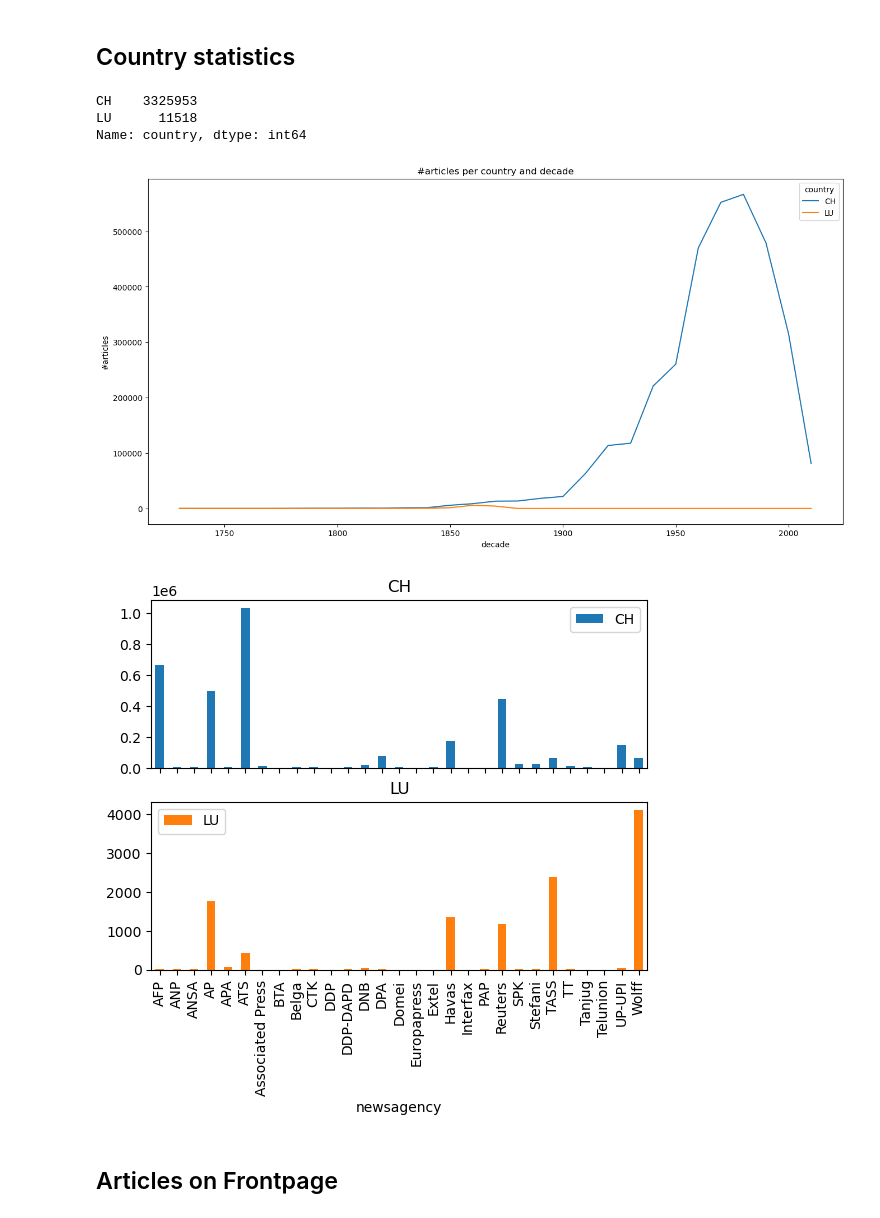
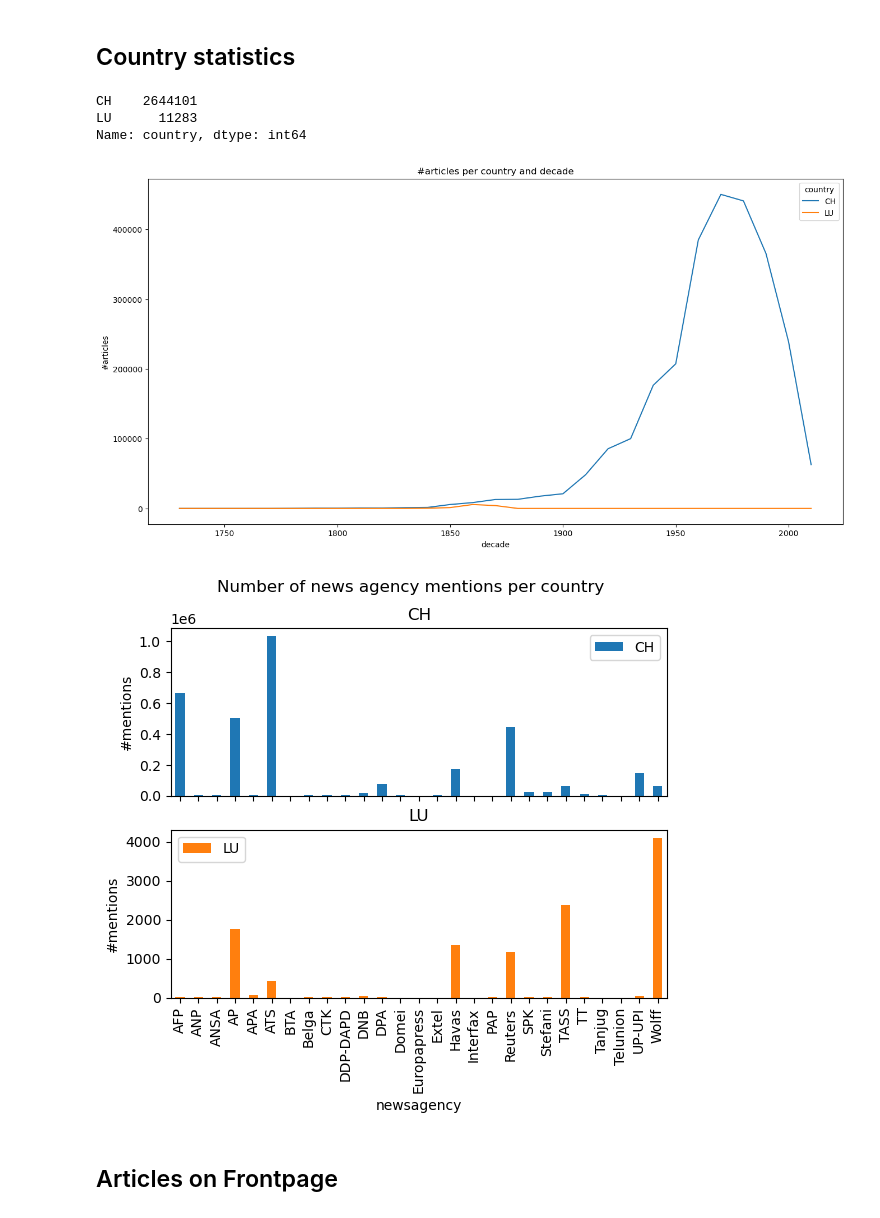
Before and after one commit to impresso/newsagency-classification, a Jupyter notebook: notebooks/data_exploration.ipynb, the cells around one changed output. Saved outputs shown, nothing was run; the diff lists cells and outputs as text; code cells hidden in the pictures.

```diff
--- a/notebooks/data_exploration.ipynb
+++ b/notebooks/data_exploration.ipynb
@@ -26,7 +28,7 @@ else:
            "AP1": "AP",
            "AP2": "AP",
            "APA": "APA",
-           "Associated_Press": "Associated Press",
+           "Associated_Press": "AP",
            "ATS1": "ATS",
            "ATS2": "ATS",
            "ATS3": "ATS",
@@ -99,15 +103,15 @@ mixed_nas = {"afpreuters": ["AFP", "Reuters"],
              "atsreuter": ["ATS", "Reuters"],
              "atsjafp": ["ATS", "AFP"],
              "atsap": ["ATS", "AP"],
-             "aplddp": ["AP", "DDP"],
+             "aplddp": ["AP", "DDP-DAPD"],
              "aplafp": ["AP", "AFP"],
              "afplap": ["AFP", "AP"],
              "dpalafp": ["DPA", "AFP"],
              "atsjreuter": ["ATS", "Reuters"],
              "atsfafp": ["ATS", "AFP"],
-             "ddplap": ["DDP", "AP"],
+             "ddplap": ["DDP-DAPD", "AP"],
              "aplsda": ["AP", "ATS"],
-             "aplddp": ["AP", "DDP"],
+             "aplddp": ["AP", "DDP-DAPD"],
              "sdalafp": ["ATS", "AFP"],
              "atsjred": ["ATS"],
              "atsred": ["ATS"]}
@@ -321,24 +448,24 @@ plt.show()
 # %% [markdown]
 ## Country statistics
 # %%
-df_all["country"].value_counts()
+df_unique["country"].value_counts()
 # %% [output]
-CH    3325953
-LU      11518
+CH    2644101
+LU      11283
 Name: country, dtype: int64
 # %%
-articles_per_country = pd.pivot_table(df_all, index="decade", columns="country", values="uid", aggfunc="count")
+articles_per_country = pd.pivot_table(df_unique, index="decade", columns="country", values="uid", aggfunc="count")
 articles_per_country.fillna(0, inplace=True)
 articles_per_country.plot.line(figsize=(16,8), ylabel="#articles", title="#articles per country and decade")
 plt.show()
 # %% [output]
-[figure, old version]
+[figure, new version]
 # %%
 na_per_country = pd.pivot_table(df_all, index="newsagency", columns="country", values="uid", aggfunc="count")
-na_per_country.plot(kind="bar", subplots=True)
+na_per_country.plot(kind="bar", subplots=True, title="Number of news agency mentions per country", ylabel="#mentions")
 plt.show()
 # %% [output]
-[figure, old version]
+[figure, new version]
 # %% [markdown]
 ## Articles on Frontpage
 # %%
```
Also changed, not shown: parts of 36 cells of this notebook.
